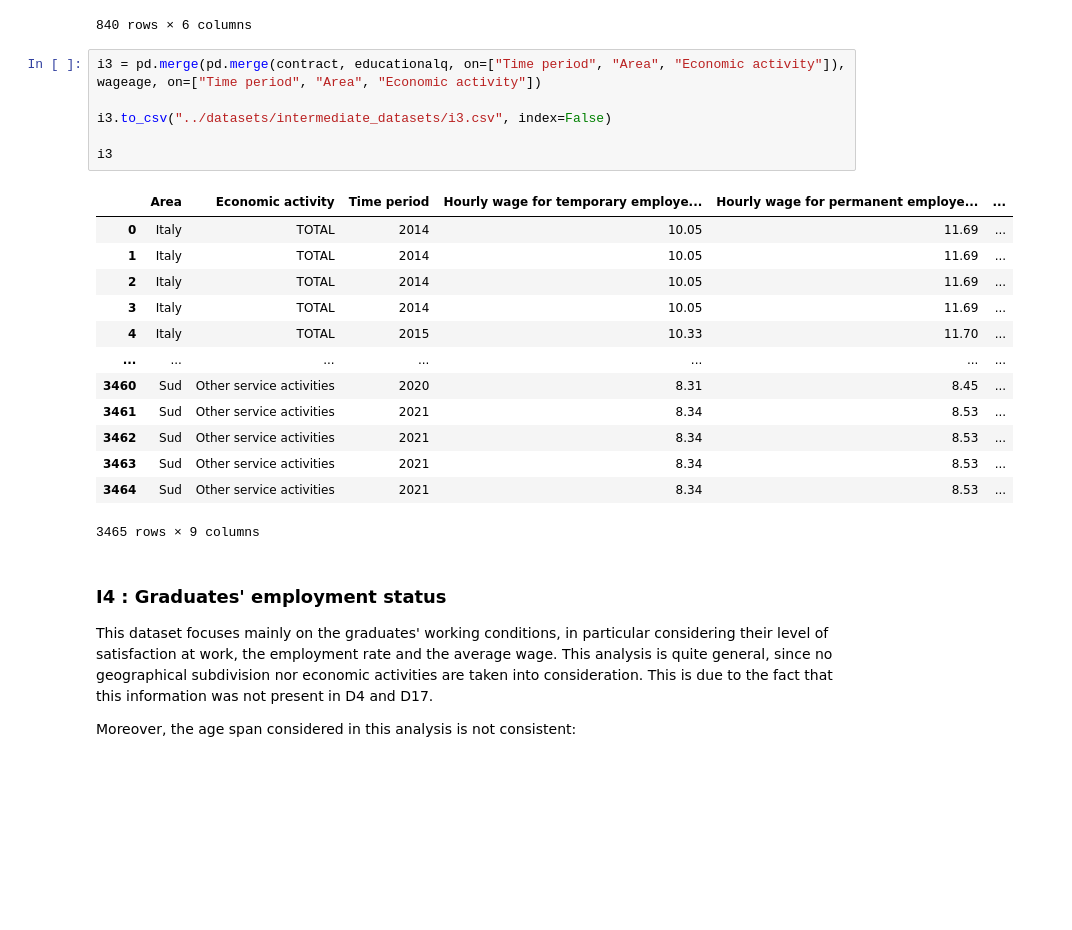
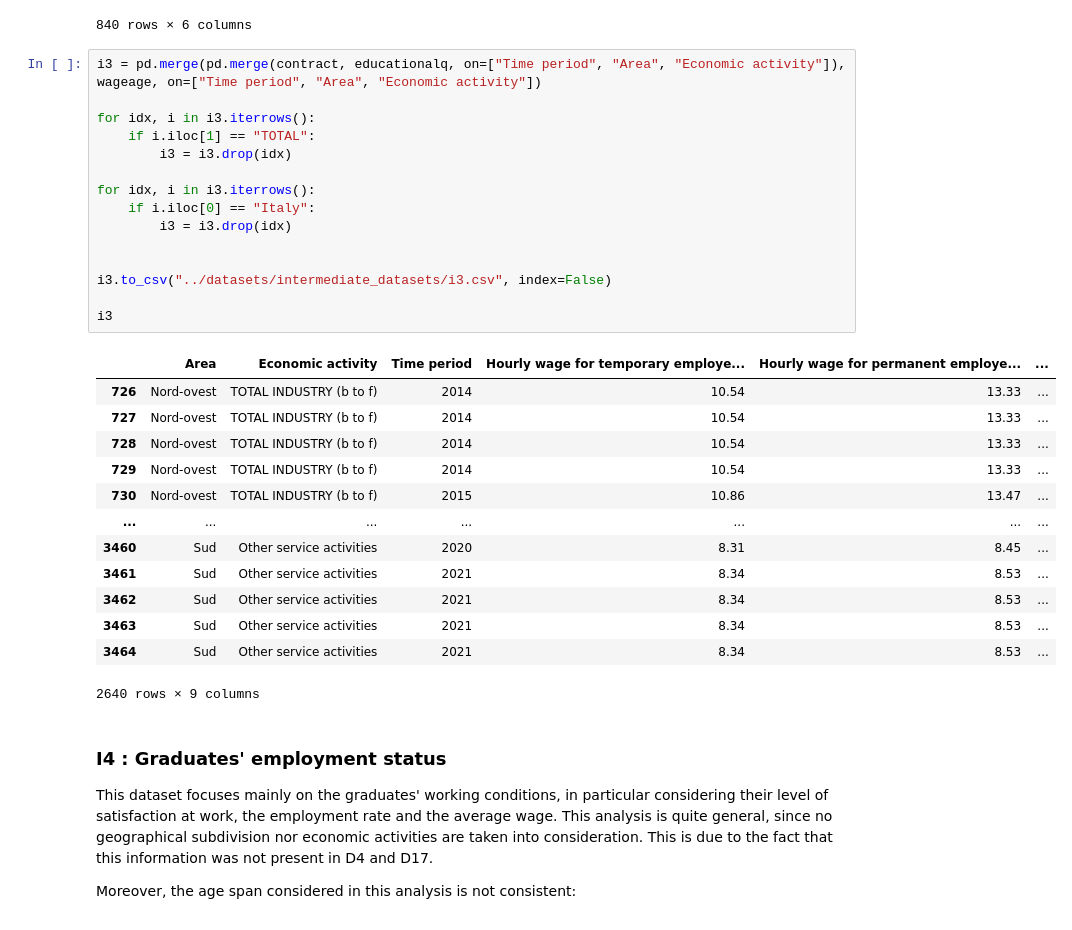
Before and after one commit to giorgiacrosilla/cif, a Jupyter notebook: datasets/intermediate_datasets.ipynb, the cells around one changed output. Drawn from its saved outputs; the diff is of its cells as text; blank space fills up the shorter version.

```diff
--- a/datasets/intermediate_datasets.ipynb
+++ b/datasets/intermediate_datasets.ipynb
@@ -242,24 +258,33 @@ educationalq
 840 rows × 6 columns
 # %%
 i3 = pd.merge(pd.merge(contract, educationalq, on=["Time period", "Area", "Economic activity"]), wageage, on=["Time period", "Area", "Economic activity"])
+
+for idx, i in i3.iterrows():
+    if i.iloc[1] == "TOTAL":
+        i3 = i3.drop(idx)
+
+for idx, i in i3.iterrows():
+    if i.iloc[0] == "Italy":
+        i3 = i3.drop(idx)
+
 
 i3.to_csv("../datasets/intermediate_datasets/i3.csv", index=False)
 
 i3
 # %% [output]
 |  | Area | Economic activity | Time period | Hourly wage for temporary employe... | Hourly wage for permanent employe... | ... |
-| 0 | Italy | TOTAL | 2014 | 10.05 | 11.69 | ... |
-| 1 | Italy | TOTAL | 2014 | 10.05 | 11.69 | ... |
-| 2 | Italy | TOTAL | 2014 | 10.05 | 11.69 | ... |
-| 3 | Italy | TOTAL | 2014 | 10.05 | 11.69 | ... |
-| 4 | Italy | TOTAL | 2015 | 10.33 | 11.70 | ... |
+| 726 | Nord-ovest | TOTAL INDUSTRY (b to f) | 2014 | 10.54 | 13.33 | ... |
+| 727 | Nord-ovest | TOTAL INDUSTRY (b to f) | 2014 | 10.54 | 13.33 | ... |
+| 728 | Nord-ovest | TOTAL INDUSTRY (b to f) | 2014 | 10.54 | 13.33 | ... |
+| 729 | Nord-ovest | TOTAL INDUSTRY (b to f) | 2014 | 10.54 | 13.33 | ... |
+| 730 | Nord-ovest | TOTAL INDUSTRY (b to f) | 2015 | 10.86 | 13.47 | ... |
 | ... | ... | ... | ... | ... | ... | ... |
 | 3460 | Sud | Other service activities | 2020 | 8.31 | 8.45 | ... |
 | 3461 | Sud | Other service activities | 2021 | 8.34 | 8.53 | ... |
 | 3462 | Sud | Other service activities | 2021 | 8.34 | 8.53 | ... |
 | 3463 | Sud | Other service activities | 2021 | 8.34 | 8.53 | ... |
 | 3464 | Sud | Other service activities | 2021 | 8.34 | 8.53 | ... |
-3465 rows × 9 columns
+2640 rows × 9 columns
 # %% [markdown]
 ### I4 : Graduates' employment status
 
```
Also changed, not shown: parts of 3 cells of this notebook, 2 other files.
